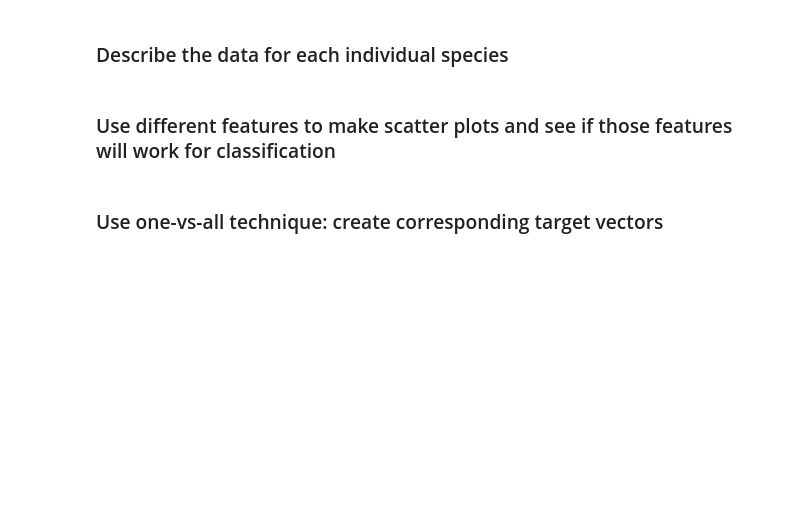
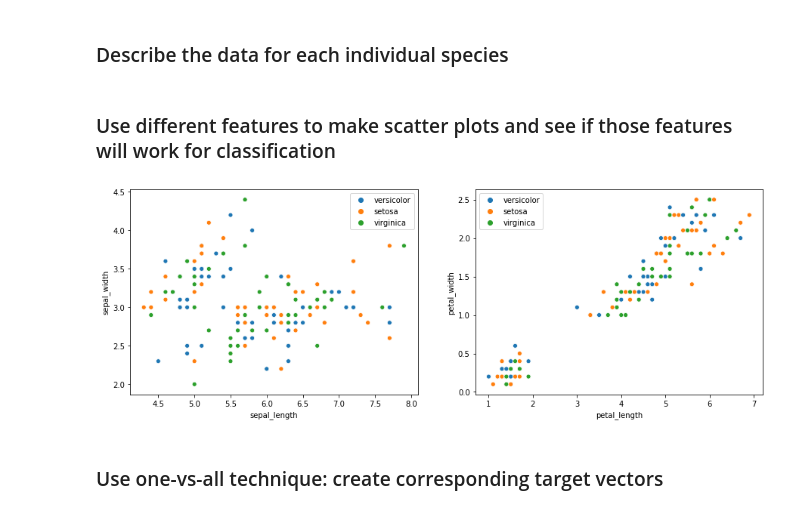
Before and after one commit to hakobian4/Machine_Learning, a Jupyter notebook: Supervised/Practice/Practice_1.ipynb, the cells around one changed output. Cells and saved outputs as stored; diff of their text form; code cells hidden in the pictures; blank space fills up the shorter version.

```diff
--- a/Supervised/Practice/Practice_1.ipynb
+++ b/Supervised/Practice/Practice_1.ipynb
@@ -40,5 +44,11 @@ array([0, 0, 0, 0, 0, 0, 0, 0, 0, 0, 0, 0, 0, 0, 0, 0, 0, 0, 0, 0, 0, 0,
        2, 2, 2, 2, 2, 2, 2, 2, 2, 2, 2, 2, 2, 2, 2, 2, 2, 2])
 # %% [markdown]
 ### Create dataframe with columns sepal_length, sepal_width, petal_length, petal_width corresponding to X; column species_id corresponding to Y
+# %%
+sepal_length = X[ : , 0]
+sepal_width = X[ : , 1]
+petal_length = X[ : , 2]
+petal_width = X[ : , 3]
+species_id = Y
 # %% [markdown]
 ### Create column “species_name” which will provide the name of the species which we are trying to predict. <br>(0->setosa, 1->versicolor, 2->virginica)
@@ -45,9 +60,23 @@ array([0, 0, 0, 0, 0, 0, 0, 0, 0, 0, 0, 0, 0, 0, 0, 0, 0, 0, 0, 0, 0, 0,
 # %% [markdown]
 ### Shuffle the dataset
+# %%
+X, Y = shuffle(X, Y, random_state = 64)
 # %% [markdown]
 ### Describe the data for each individual species
 # %% [markdown]
 ### Use different features to make scatter plots and see if those features will work for classification
+# %%
+fig, axes = plt.subplots(nrows = 1, ncols = 2, figsize = (15, 5))
+
+axes[0].set_xlabel("sepal_length")
+axes[0].set_ylabel("sepal_width")
+sns.scatterplot(sepal_length, sepal_width, hue = iris.target_names[Y], ax = axes[0]);
+
+axes[1].set_xlabel("petal_length")
+axes[1].set_ylabel("petal_width")
+sns.scatterplot(petal_length, petal_width, hue = iris.target_names[Y], ax = axes[1]);
+# %% [output]
+[figure, added]
 # %% [markdown]
 ### Use one-vs-all technique: create corresponding target vectors
 # %% [markdown]
```
Also changed, not shown: parts of 5 cells of this notebook.
